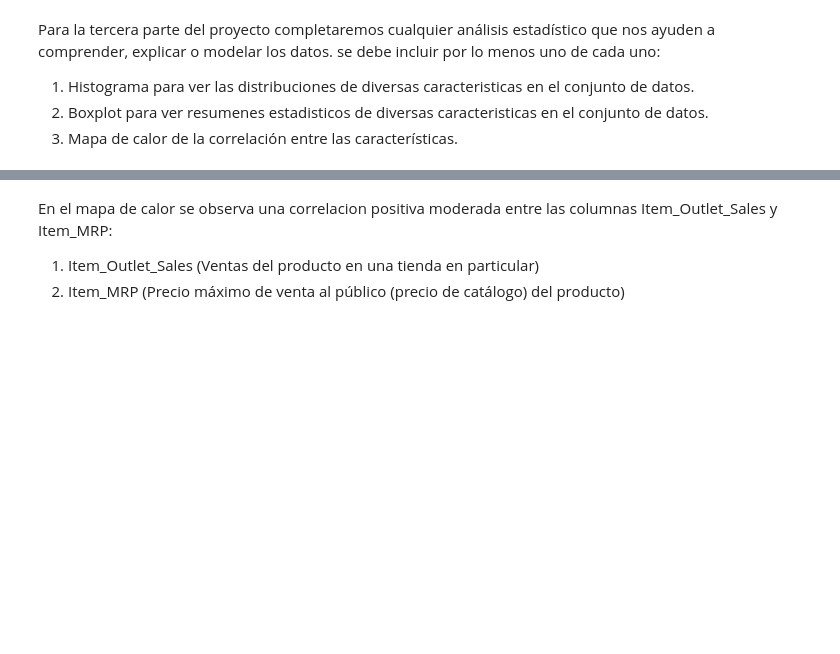
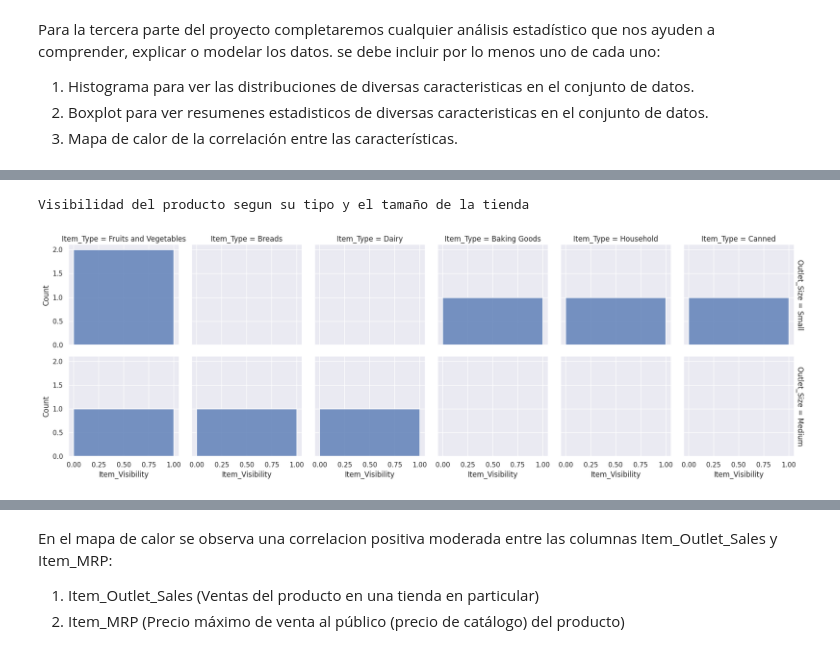
Before and after one commit to marce3-2140/sales-predictions, a Jupyter notebook: sales_predictions.ipynb, the cells around one changed output, grey strips where cells are left out. Cells and saved outputs as stored; diff of their text form; code cells hidden in the pictures; blank space fills up the shorter version.

```diff
--- a/sales_predictions.ipynb
+++ b/sales_predictions.ipynb
@@ -534,0 +521,24 @@ La grafica nos muestra una correlacion entre las ventas del producto y el precio
+# %%
+#Queremos Graficar la Visibilidad del producto segun su tipo y el tamaño de la tienda
+# Ordenamos el DataFrame por la columna 'Item_Visibility' en orden ascendente
+sorted_df = df.sort_values(by='Item_Visibility')
+lowest_4 = sorted_df[:4]    # Seleccionamos las 4 primeras filas
+highest_4 = sorted_df[-4:]  #Seleccionamos las 4 últimas filas
+
+# Concatenamos ambos DataFrames para obtener un solo DataFrame con las filas deseadas
+filter_visibility = pd.concat([lowest_4, highest_4])
+
+# Seleccionamos los valores únicos de la columna 'Item_Type' en el DataFrame filtrado
+item_types = filter_visibility['Item_Type'].unique()
+
+# Grafico
+sns.set_theme(style='darkgrid')
+g = sns.displot(
+    filter_visibility, x='Item_Visibility', col='Item_Type', row='Outlet_Size',
+    binwidth=1, height=3, facet_kws=dict(margin_titles=True),
+)
+g.set_titles("Visibilidad segun el tipo de producto y el tamaño de la tienda")
+print("Visibilidad del producto segun su tipo y el tamaño de la tienda")
+# %% [output]
+Visibilidad del producto segun su tipo y el tamaño de la tienda
+[figure, added]
```
Also changed, not shown: parts of 33 cells of this notebook.
